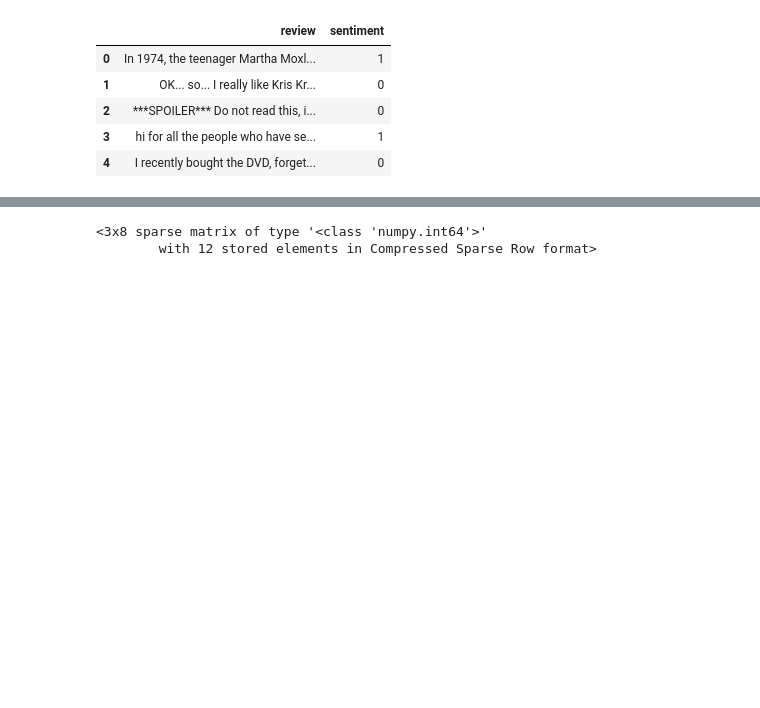
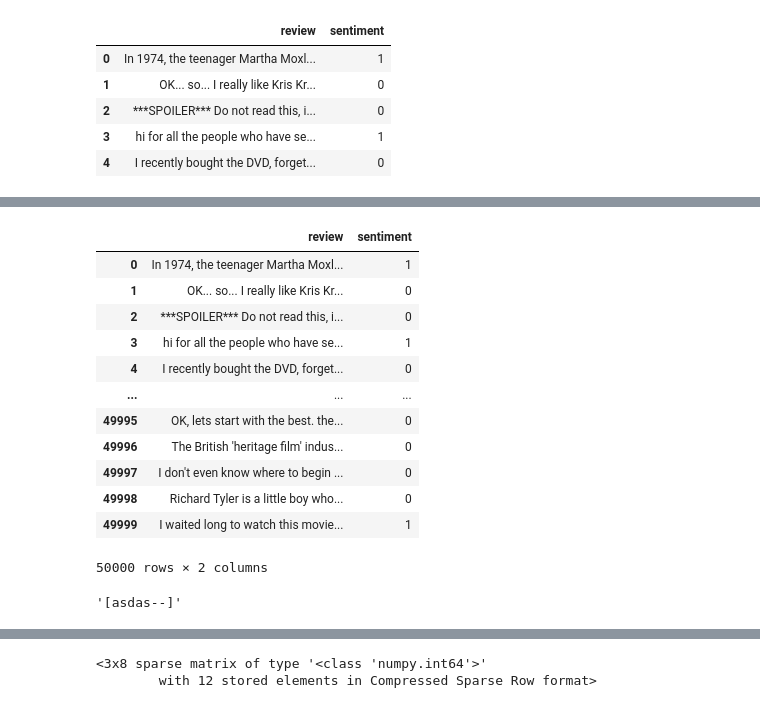
Before and after one commit to airatinho/task, a Jupyter notebook: rashka.ipynb, the cells around one changed output, grey strips where cells are left out. Cells and saved outputs as stored; diff of their text form; code cells hidden in the pictures; blank space fills up the shorter version.

```diff
--- a/rashka.ipynb
+++ b/rashka.ipynb
@@ -1713,3 +1713,7 @@ df.head(5)
 | 2 | ***SPOILER*** Do not read this, i... | 0 |
 | 3 | hi for all the people who have se... | 1 |
 | 4 | I recently bought the DVD, forget... | 0 |
+# %%
+import datetime
+df['datetime']=str(datetime.datetime.now())
+df.head(5)
@@ -1715,0 +1727,20 @@ df.head(5)
+# %%
+df[df.columns.difference(['datetime', 'D'])]
+# %% [output]
+|  | review | sentiment |
+| 0 | In 1974, the teenager Martha Moxl... | 1 |
+| 1 | OK... so... I really like Kris Kr... | 0 |
+| 2 | ***SPOILER*** Do not read this, i... | 0 |
+| 3 | hi for all the people who have se... | 1 |
+| 4 | I recently bought the DVD, forget... | 0 |
+| ... | ... | ... |
+| 49995 | OK, lets start with the best. the... | 0 |
+| 49996 | The British 'heritage film' indus... | 0 |
+| 49997 | I don't even know where to begin ... | 0 |
+| 49998 | Richard Tyler is a little boy who... | 0 |
+| 49999 | I waited long to watch this movie... | 1 |
+50000 rows × 2 columns
+# %%
+'[asdas--]'.replace('[','')
+# %% [output]
+'[asdas--]'
```
Also changed, not shown: parts of 18 cells of this notebook.
